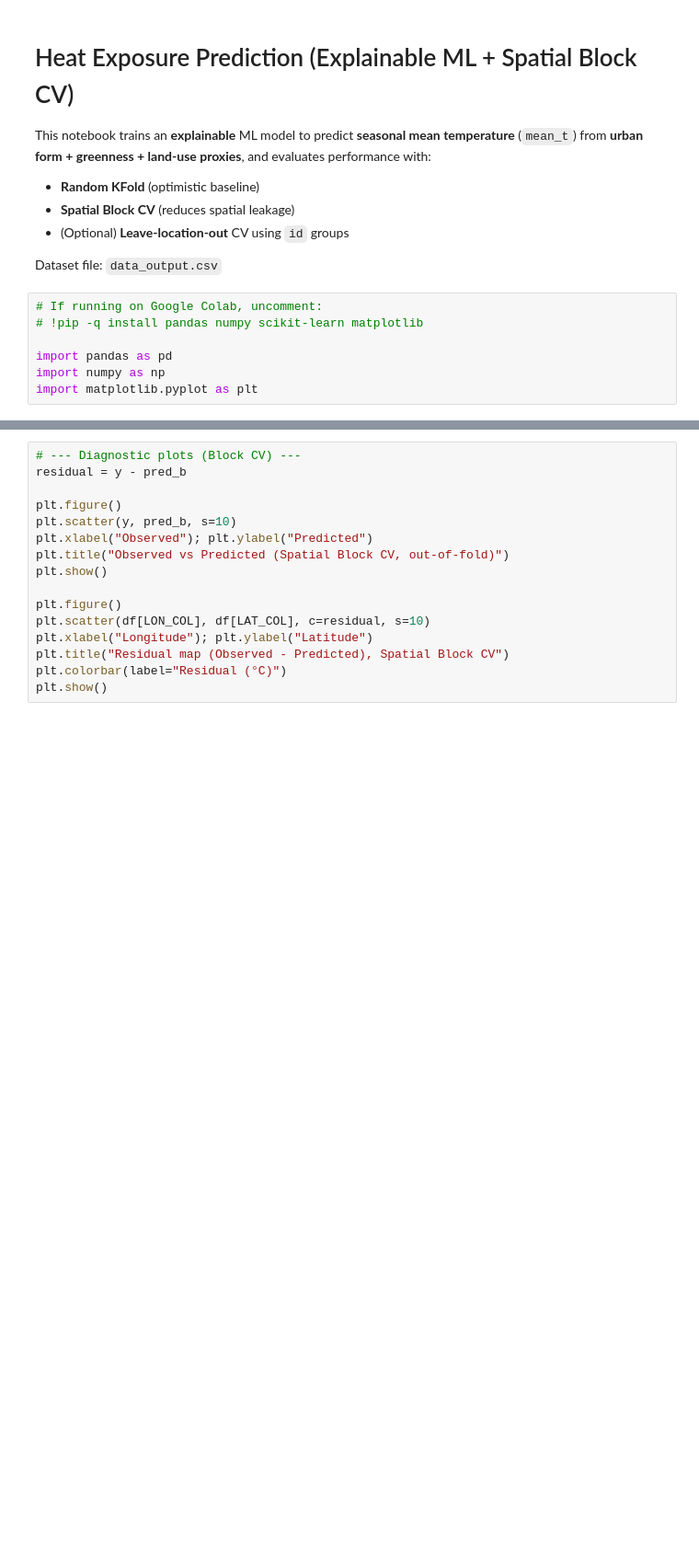
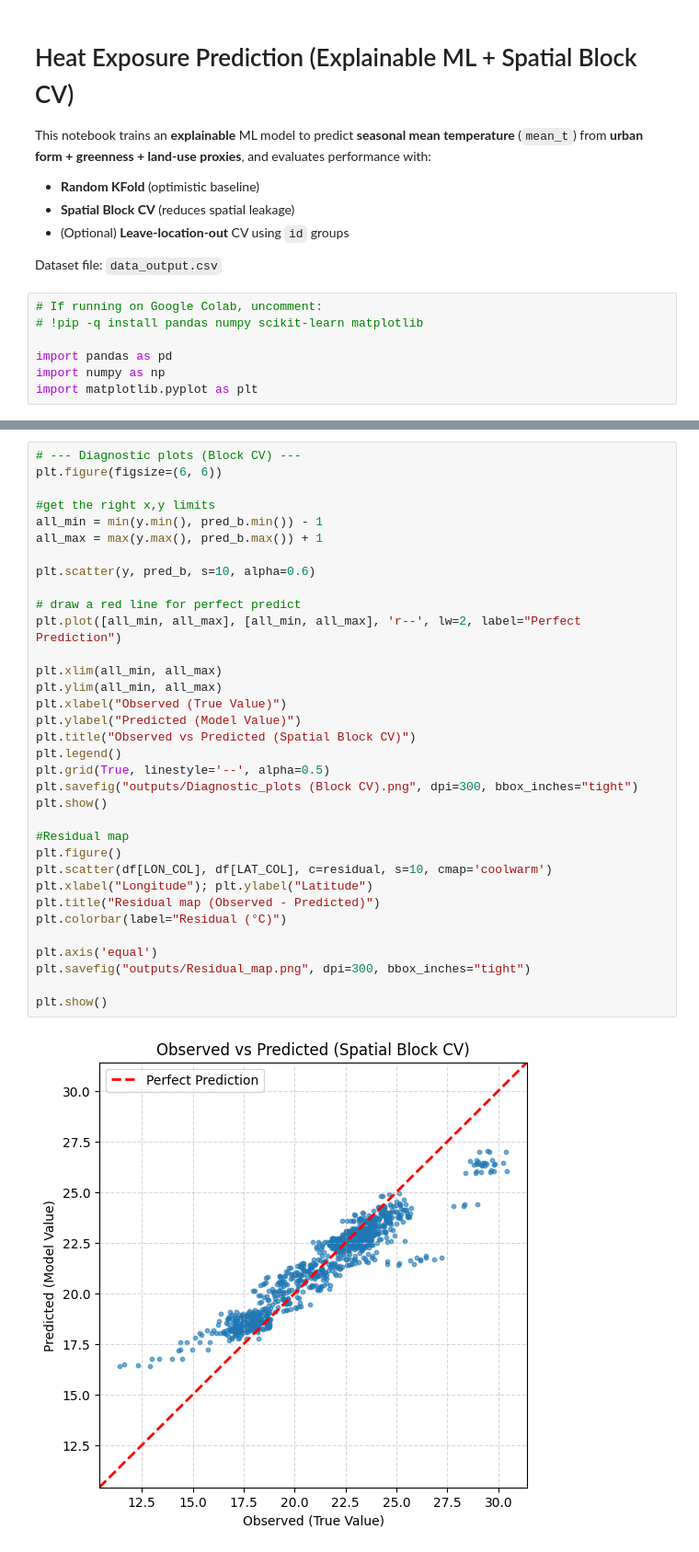
Before and after one commit to YihengPan-code/Urban-Analytics-Portfolio, a Jupyter notebook: 01-heat-exposure-ml/notebooks/HeatRisk_SpatialCV.ipynb, the cells around one changed output, grey strips where cells are left out. Shown at 92% size. Drawn from its saved outputs; the diff is of its cells as text; blank space fills up the shorter version.

```diff
--- a/01-heat-exposure-ml/notebooks/HeatRisk_SpatialCV.ipynb
+++ b/01-heat-exposure-ml/notebooks/HeatRisk_SpatialCV.ipynb
@@ -114,16 +174,36 @@ else:
 # %%
 # --- Diagnostic plots (Block CV) ---
-residual = y - pred_b
+plt.figure(figsize=(6, 6))
 
-plt.figure()
-plt.scatter(y, pred_b, s=10)
-plt.xlabel("Observed"); plt.ylabel("Predicted")
-plt.title("Observed vs Predicted (Spatial Block CV, out-of-fold)")
+#get the right x,y limits
+all_min = min(y.min(), pred_b.min()) - 1
+all_max = max(y.max(), pred_b.max()) + 1
+
+plt.scatter(y, pred_b, s=10, alpha=0.6)
+
+# draw a red line for perfect predict
+plt.plot([all_min, all_max], [all_min, all_max], 'r--', lw=2, label="Perfect Prediction")
+
+plt.xlim(all_min, all_max)
+plt.ylim(all_min, all_max)
+plt.xlabel("Observed (True Value)")
+plt.ylabel("Predicted (Model Value)")
+plt.title("Observed vs Predicted (Spatial Block CV)")
+plt.legend()
+plt.grid(True, linestyle='--', alpha=0.5)
+plt.savefig("outputs/Diagnostic_plots (Block CV).png", dpi=300, bbox_inches="tight")
 plt.show()
 
+#Residual map
 plt.figure()
-plt.scatter(df[LON_COL], df[LAT_COL], c=residual, s=10)
+plt.scatter(df[LON_COL], df[LAT_COL], c=residual, s=10, cmap='coolwarm')
 plt.xlabel("Longitude"); plt.ylabel("Latitude")
-plt.title("Residual map (Observed - Predicted), Spatial Block CV")
+plt.title("Residual map (Observed - Predicted)")
 plt.colorbar(label="Residual (°C)")
+
+plt.axis('equal')
+plt.savefig("outputs/Residual_map.png", dpi=300, bbox_inches="tight")
+
 plt.show()
+# %% [output]
+[figure, added]
```
Also changed, not shown: parts of 9 cells of this notebook, 2 other files.
